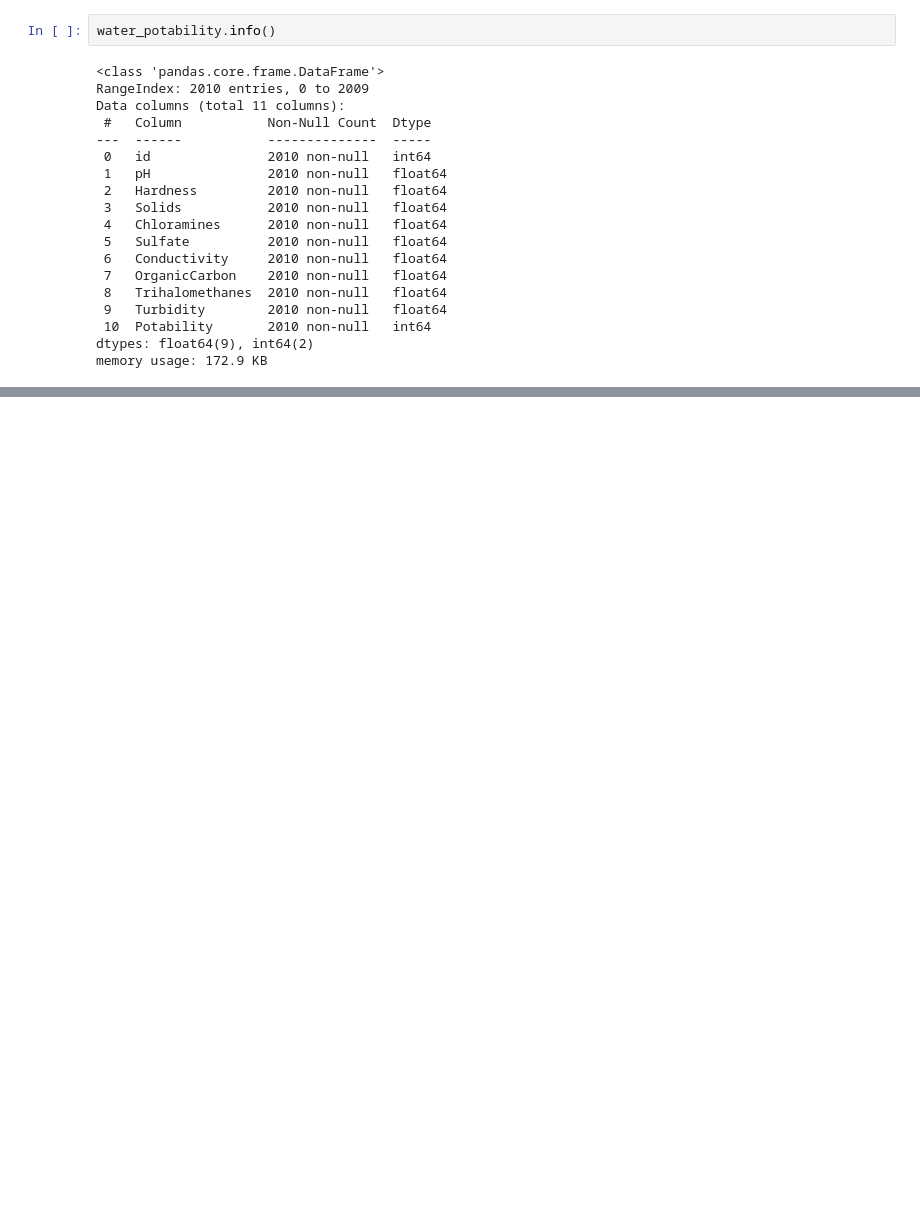
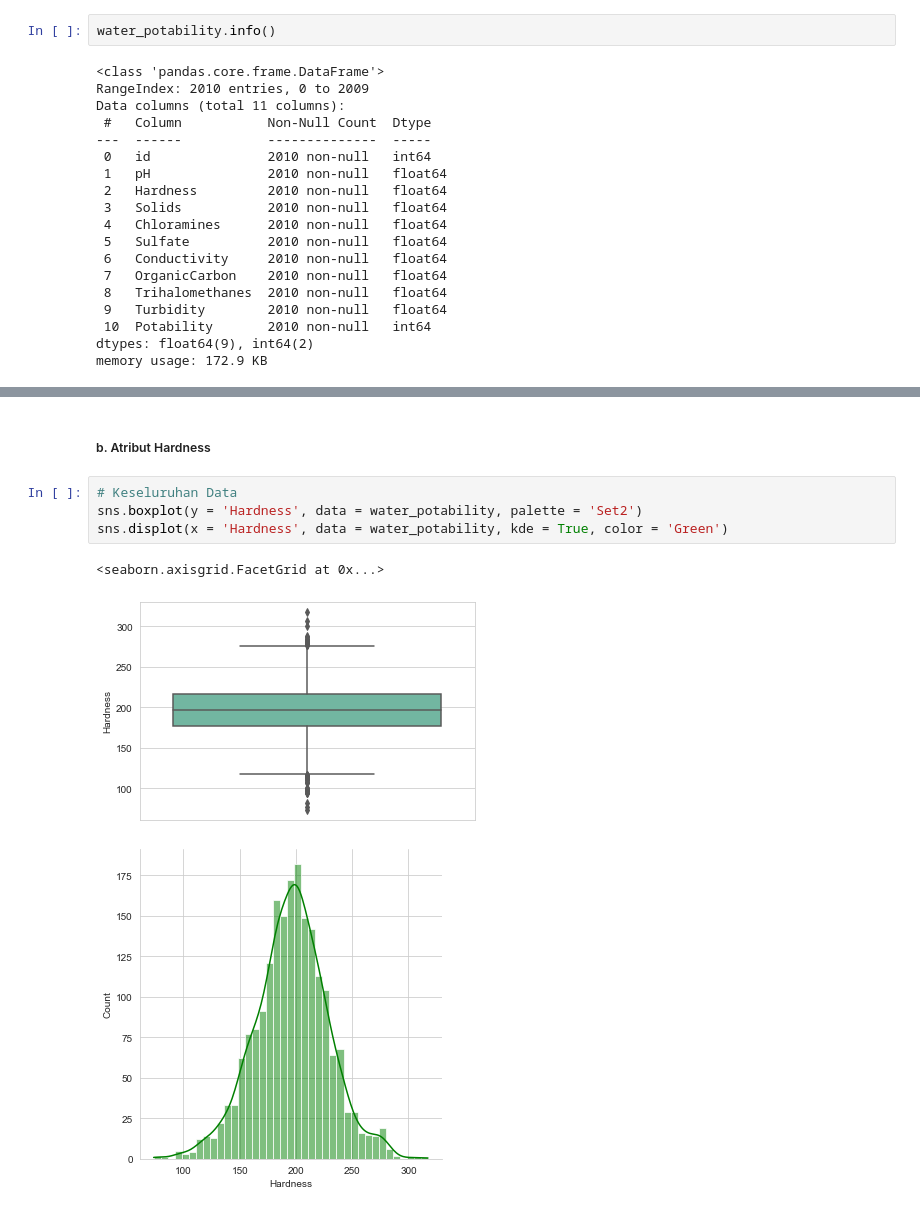
Before and after one commit to HanselTanoto/Tubes-Probstat, a Jupyter notebook: K01-T1-IF2220-13520022.ipynb, the cells around one changed output, grey strips where cells are left out. Drawn from its saved outputs; the diff is of its cells as text; blank space fills up the shorter version.

```diff
--- a/K01-T1-IF2220-13520022.ipynb
+++ b/K01-T1-IF2220-13520022.ipynb
@@ -101,0 +161,10 @@ desc
+# %% [markdown]
+##### b. Atribut Hardness
+# %%
+# Keseluruhan Data
+sns.boxplot(y = 'Hardness', data = water_potability, palette = 'Set2')
+sns.displot(x = 'Hardness', data = water_potability, kde = True, color = 'Green')
+# %% [output]
+<seaborn.axisgrid.FacetGrid at 0x...>
+[figure, added]
+[figure, added]
```
Also changed, not shown: parts of 46 cells of this notebook.
